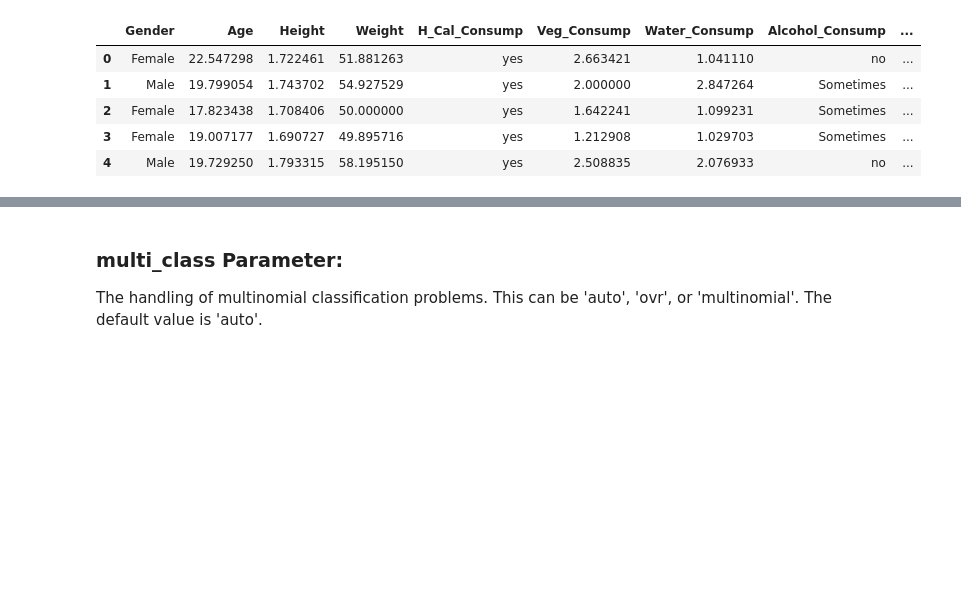
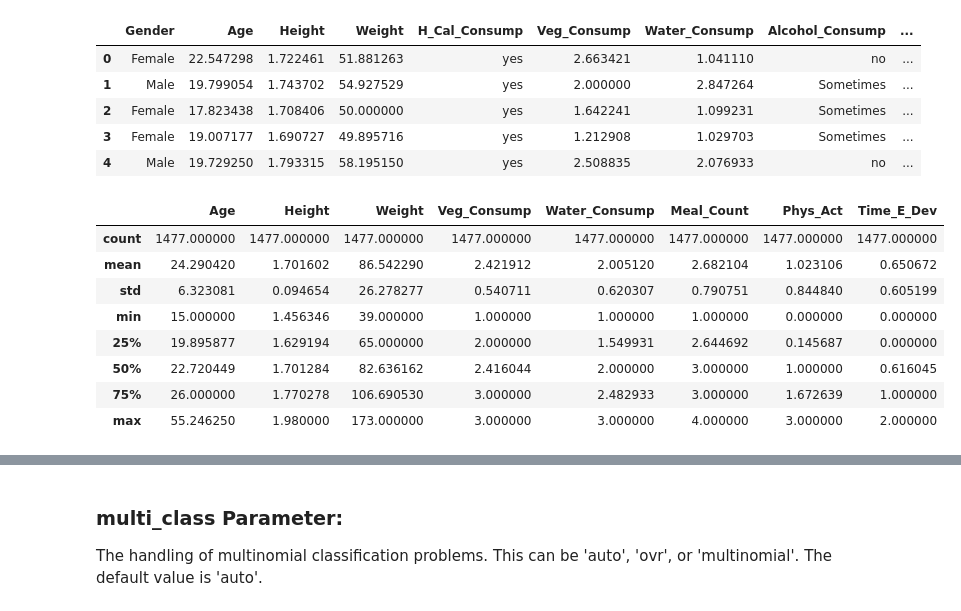
Before and after one commit to nadaelsayed11/Body-Level-Classification, a Jupyter notebook: Body_Level_Classification_Logistic.ipynb, the cells around one changed output, grey strips where cells are left out. Cells and saved outputs as stored; diff of their text form; code cells hidden in the pictures; blank space fills up the shorter version.

```diff
--- a/Body_Level_Classification_Logistic.ipynb
+++ b/Body_Level_Classification_Logistic.ipynb
@@ -32,3 +32,15 @@ df.head()
 | 2 | Female | 17.823438 | 1.708406 | 50.000000 | yes | 1.642241 | 1.099231 | Sometimes | ... |
 | 3 | Female | 19.007177 | 1.690727 | 49.895716 | yes | 1.212908 | 1.029703 | Sometimes | ... |
 | 4 | Male | 19.729250 | 1.793315 | 58.195150 | yes | 2.508835 | 2.076933 | no | ... |
+# %%
+df.describe()
+# %% [output]
+|  | Age | Height | Weight | Veg_Consump | Water_Consump | Meal_Count | Phys_Act | Time_E_Dev |
+| count | 1477.000000 | 1477.000000 | 1477.000000 | 1477.000000 | 1477.000000 | 1477.000000 | 1477.000000 | 1477.000000 |
+| mean | 24.290420 | 1.701602 | 86.542290 | 2.421912 | 2.005120 | 2.682104 | 1.023106 | 0.650672 |
+| std | 6.323081 | 0.094654 | 26.278277 | 0.540711 | 0.620307 | 0.790751 | 0.844840 | 0.605199 |
+| min | 15.000000 | 1.456346 | 39.000000 | 1.000000 | 1.000000 | 1.000000 | 0.000000 | 0.000000 |
+| 25% | 19.895877 | 1.629194 | 65.000000 | 2.000000 | 1.549931 | 2.644692 | 0.145687 | 0.000000 |
+| 50% | 22.720449 | 1.701284 | 82.636162 | 2.416044 | 2.000000 | 3.000000 | 1.000000 | 0.616045 |
+| 75% | 26.000000 | 1.770278 | 106.690530 | 3.000000 | 2.482933 | 3.000000 | 1.672639 | 1.000000 |
+| max | 55.246250 | 1.980000 | 173.000000 | 3.000000 | 3.000000 | 4.000000 | 3.000000 | 2.000000 |
```
Also changed, not shown: parts of 22 cells of this notebook.
